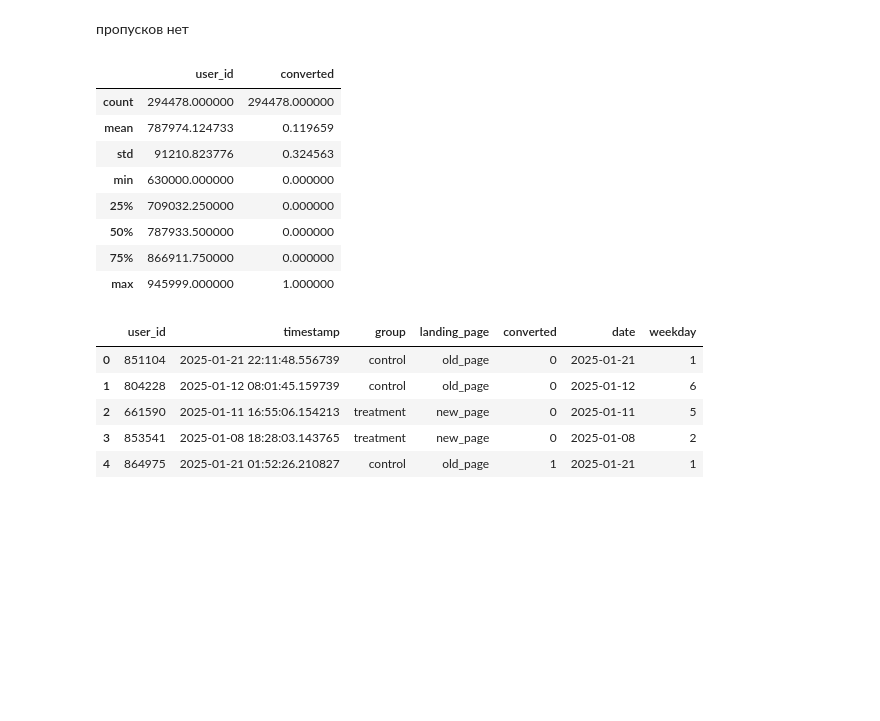
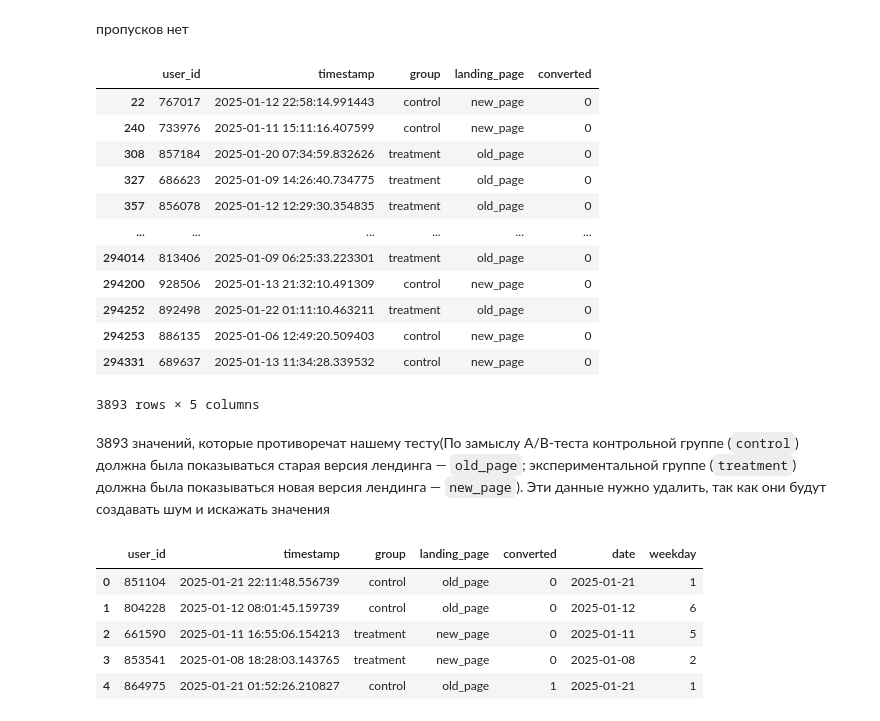
Before and after one commit to Dezurn/GP4_Statistics, a Jupyter notebook: Part_1_AB_test.ipynb, the cells around one changed output. Cells and saved outputs as stored; diff of their text form; code cells hidden in the pictures; blank space fills up the shorter version.

Commit message:
Убрал противоречащие данные

```diff
--- a/Part_1_AB_test.ipynb
+++ b/Part_1_AB_test.ipynb
@@ -42,15 +60,23 @@ converted       0
 dtype: int64
 # %% [markdown]
 пропусков нет
-# %%
-data.describe()
-# %% [output]
-|  | user_id | converted |
-| count | 294478.000000 | 294478.000000 |
-| mean | 787974.124733 | 0.119659 |
-| std | 91210.823776 | 0.324563 |
-| min | 630000.000000 | 0.000000 |
-| 25% | 709032.250000 | 0.000000 |
-| 50% | 787933.500000 | 0.000000 |
-| 75% | 866911.750000 | 0.000000 |
-| max | 945999.000000 | 1.000000 |
+# %%
+mask = (data['group'] == 'treatment') & (data['landing_page'] == 'old_page') | (data['group'] == 'control') & (data['landing_page'] == 'new_page')
+# %%
+data[mask]
+# %% [output]
+|  | user_id | timestamp | group | landing_page | converted |
+| 22 | 767017 | 2025-01-12 22:58:14.991443 | control | new_page | 0 |
+| 240 | 733976 | 2025-01-11 15:11:16.407599 | control | new_page | 0 |
+| 308 | 857184 | 2025-01-20 07:34:59.832626 | treatment | old_page | 0 |
+| 327 | 686623 | 2025-01-09 14:26:40.734775 | treatment | old_page | 0 |
+| 357 | 856078 | 2025-01-12 12:29:30.354835 | treatment | old_page | 0 |
+| ... | ... | ... | ... | ... | ... |
+| 294014 | 813406 | 2025-01-09 06:25:33.223301 | treatment | old_page | 0 |
+| 294200 | 928506 | 2025-01-13 21:32:10.491309 | control | new_page | 0 |
+| 294252 | 892498 | 2025-01-22 01:11:10.463211 | treatment | old_page | 0 |
+| 294253 | 886135 | 2025-01-06 12:49:20.509403 | control | new_page | 0 |
+| 294331 | 689637 | 2025-01-13 11:34:28.339532 | control | new_page | 0 |
+3893 rows × 5 columns
+# %% [markdown]
+3893 значений, которые противоречат нашему тесту(По замыслу A/B-теста контрольной группе (`control`) должна была показываться старая версия лендинга — `old_page`; экспериментальной группе (`treatment`) должна была показываться новая версия лендинга — `new_page`). Эти данные нужно удалить, так как они будут создавать шум и искажать значения
```
Also changed, not shown: parts of 19 cells of this notebook.
